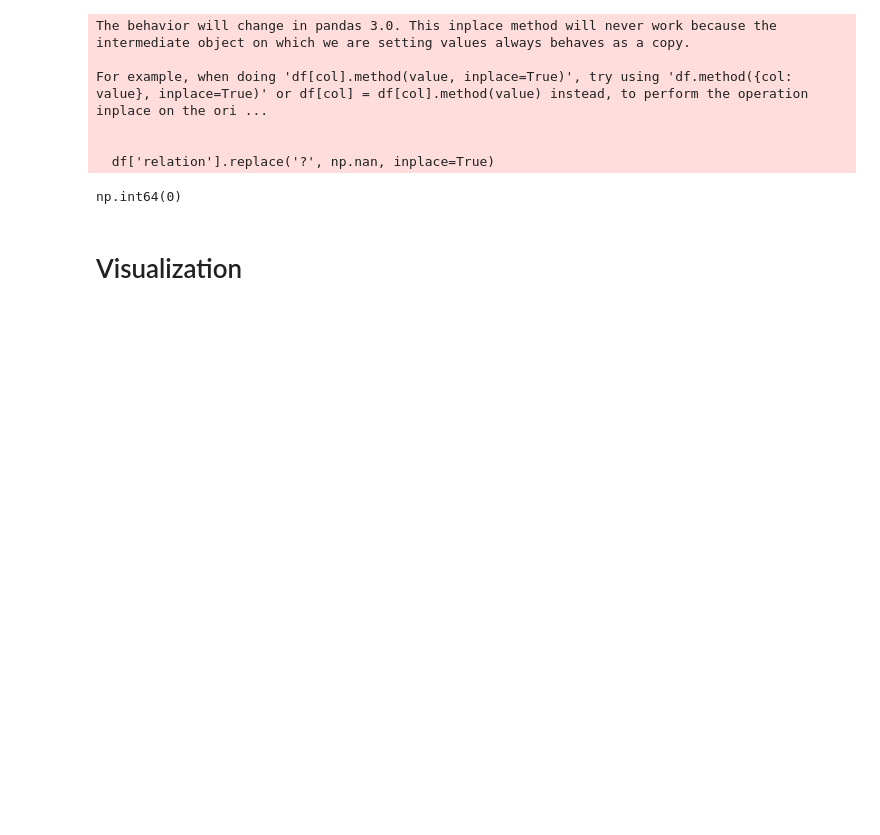
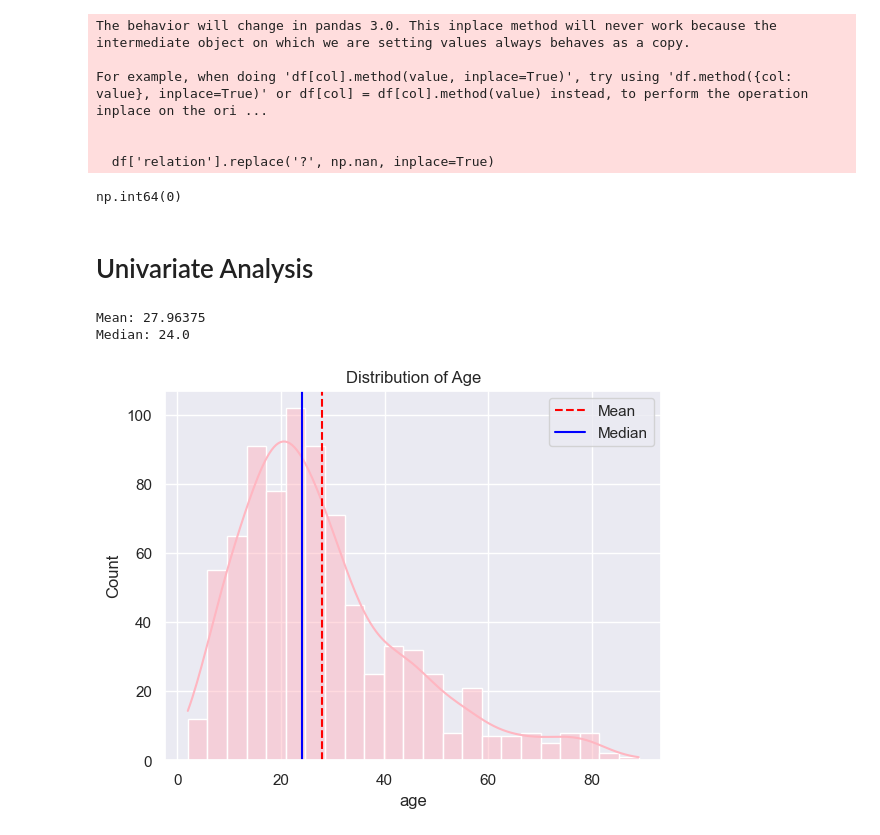
Before and after one commit to NANDINISHARMA30/AutiSm-Prediction, a Jupyter notebook: Autism_Prediction.ipynb, the cells around one changed output. Saved outputs shown, nothing was run; the diff lists cells and outputs as text; code cells hidden in the pictures; blank space fills up the shorter version.

Commit message:
Univariate Analysis

```diff
--- a/Autism_Prediction.ipynb
+++ b/Autism_Prediction.ipynb
@@ -12,7 +12,7 @@ from xgboost import XGBClassifier
 from sklearn.metrics import accuracy_score, confusion_matrix, classification_report
 import pickle
 # %%
-df = pd.read_csv("/content/Autism pred.csv")
+df = pd.read_csv("Autism pred.csv")
 # %%
 df.shape
 # %% [output]
@@ -276,5 +274,5 @@ For example, when doing 'df[col].method(value, inplace=True)', try using 'df.met
 df['relation'].isin(['?']).sum()
 # %% [output]
 np.int64(0)
-# %% [markdown]
-# Visualization
+# %% [markdown]
+# Univariate Analysis
@@ -280,0 +281,31 @@ np.int64(0)
+# %%
+# set the desired theme
+sns.set_theme(style="darkgrid", palette="pastel")
+# %%
+pink_palette = ["#ffb6c1", "#ff69b4", "#ffc0cb", "#ff1493", "#db7093"]
+sns.set_palette(pink_palette)
+# %%
+# Histogram for "age"
+
+sns.histplot(df["age"], kde=True)
+plt.title("Distribution of Age")
+
+# calculate mean and median
+age_mean = df["age"].mean()
+age_median = df["age"].median()
+
+print("Mean:", age_mean)
+print("Median:", age_median)
+
+
+# add vertical lines for mean and median
+plt.axvline(age_mean, color="red", linestyle="dashed", label="Mean")
+plt.axvline(age_median, color="blue", linestyle="-", label="Median")
+
+plt.legend()
+
+plt.show()
+# %% [output]
+Mean: 27.96375
+Median: 24.0
+[figure, added]
```
Also changed, not shown: parts of 16 cells of this notebook.
